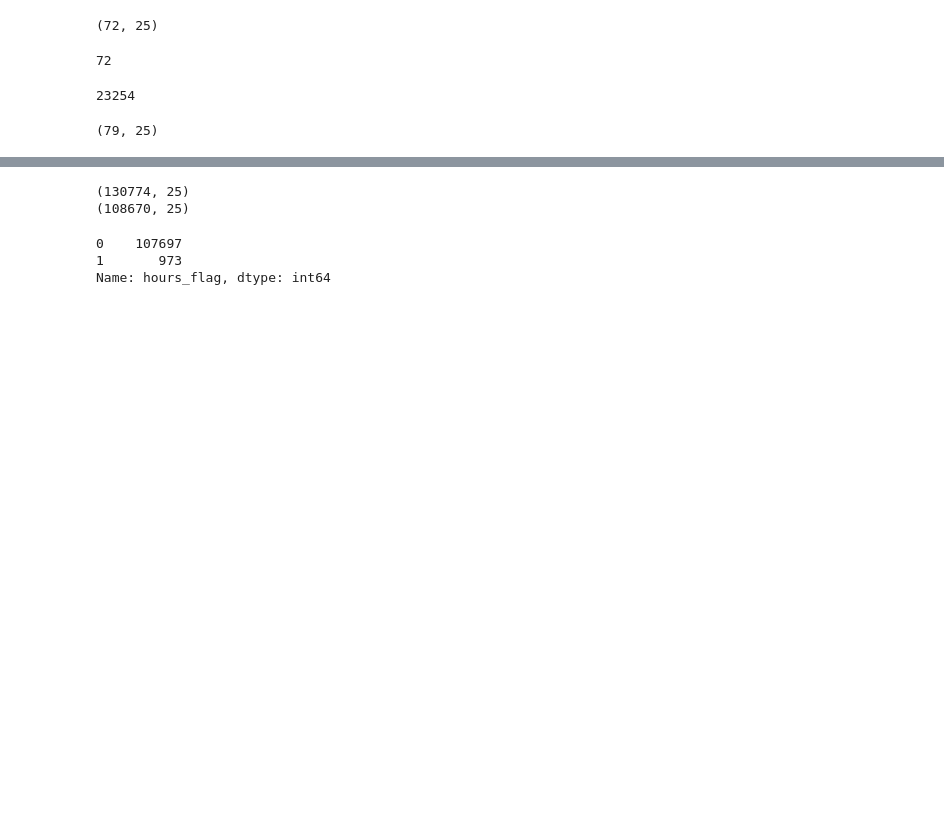
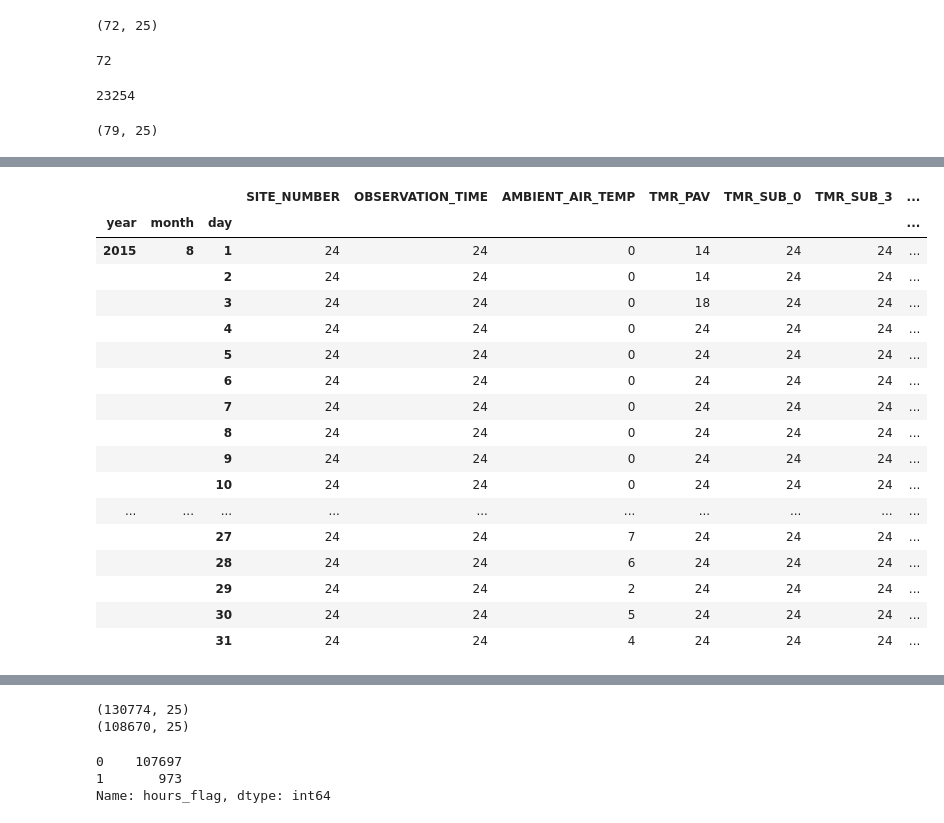
Before and after one commit to erikjamesmason/Temperature_Data_Probe_2, a Jupyter notebook: Temp_data_preprocess.ipynb, the cells around one changed output, grey strips where cells are left out. Drawn from its saved outputs; the diff is of its cells as text; code cells hidden in the pictures; blank space fills up the shorter version.

```diff
--- a/Temp_data_preprocess.ipynb
+++ b/Temp_data_preprocess.ipynb
@@ -362,0 +481,3 @@ df_clear = df_24_5[(shift_sum.groupby(shift_sum.values).transform('size') < 72)
+# %%
+checker_df = df_all_rules_drop.loc[(df_all_rules_drop.index >= '2015-08-01 00:00:00+00:00')
+            & (df_all_rules_drop.index < '2015-11-01 00:00:00+00:00')]
@@ -362,0 +487,21 @@ df_clear = df_24_5[(shift_sum.groupby(shift_sum.values).transform('size') < 72)
+# %%
+checker_df.groupby(['year','month','day']).count()
+# %% [output]
+|  |  |  | SITE_NUMBER | OBSERVATION_TIME | AMBIENT_AIR_TEMP | TMR_PAV | TMR_SUB_0 | TMR_SUB_3 | ... |
+| year | month | day |  |  |  |  |  |  | ... |
+| 2015 | 8 | 1 | 24 | 24 | 0 | 14 | 24 | 24 | ... |
+|  |  | 2 | 24 | 24 | 0 | 14 | 24 | 24 | ... |
+|  |  | 3 | 24 | 24 | 0 | 18 | 24 | 24 | ... |
+|  |  | 4 | 24 | 24 | 0 | 24 | 24 | 24 | ... |
+|  |  | 5 | 24 | 24 | 0 | 24 | 24 | 24 | ... |
+|  |  | 6 | 24 | 24 | 0 | 24 | 24 | 24 | ... |
+|  |  | 7 | 24 | 24 | 0 | 24 | 24 | 24 | ... |
+|  |  | 8 | 24 | 24 | 0 | 24 | 24 | 24 | ... |
+|  |  | 9 | 24 | 24 | 0 | 24 | 24 | 24 | ... |
+|  |  | 10 | 24 | 24 | 0 | 24 | 24 | 24 | ... |
+| ... | ... | ... | ... | ... | ... | ... | ... | ... | ... |
+|  |  | 27 | 24 | 24 | 7 | 24 | 24 | 24 | ... |
+|  |  | 28 | 24 | 24 | 6 | 24 | 24 | 24 | ... |
+|  |  | 29 | 24 | 24 | 2 | 24 | 24 | 24 | ... |
+|  |  | 30 | 24 | 24 | 5 | 24 | 24 | 24 | ... |
+|  |  | 31 | 24 | 24 | 4 | 24 | 24 | 24 | ... |
```
Also changed, not shown: parts of 23 cells of this notebook, 1 other file.
